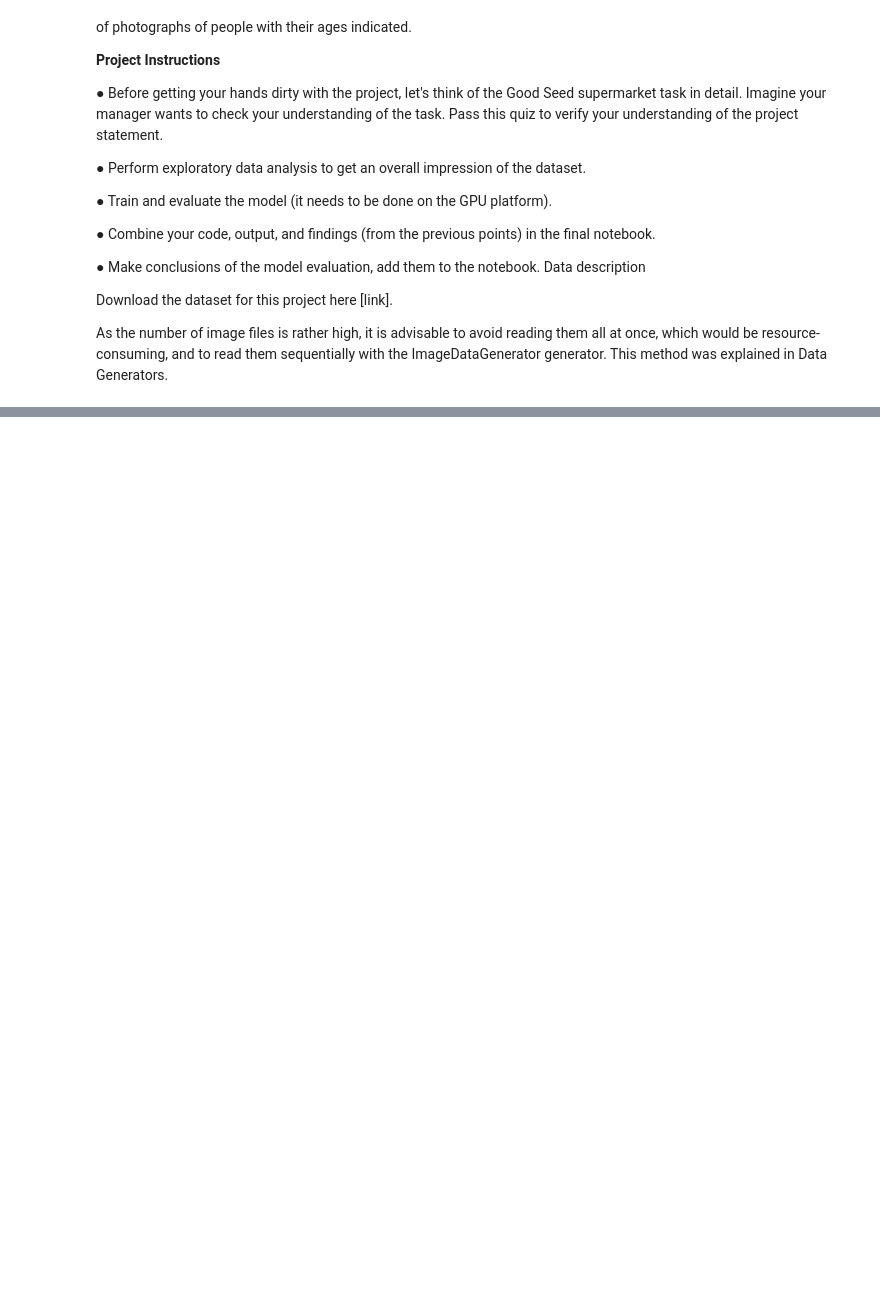
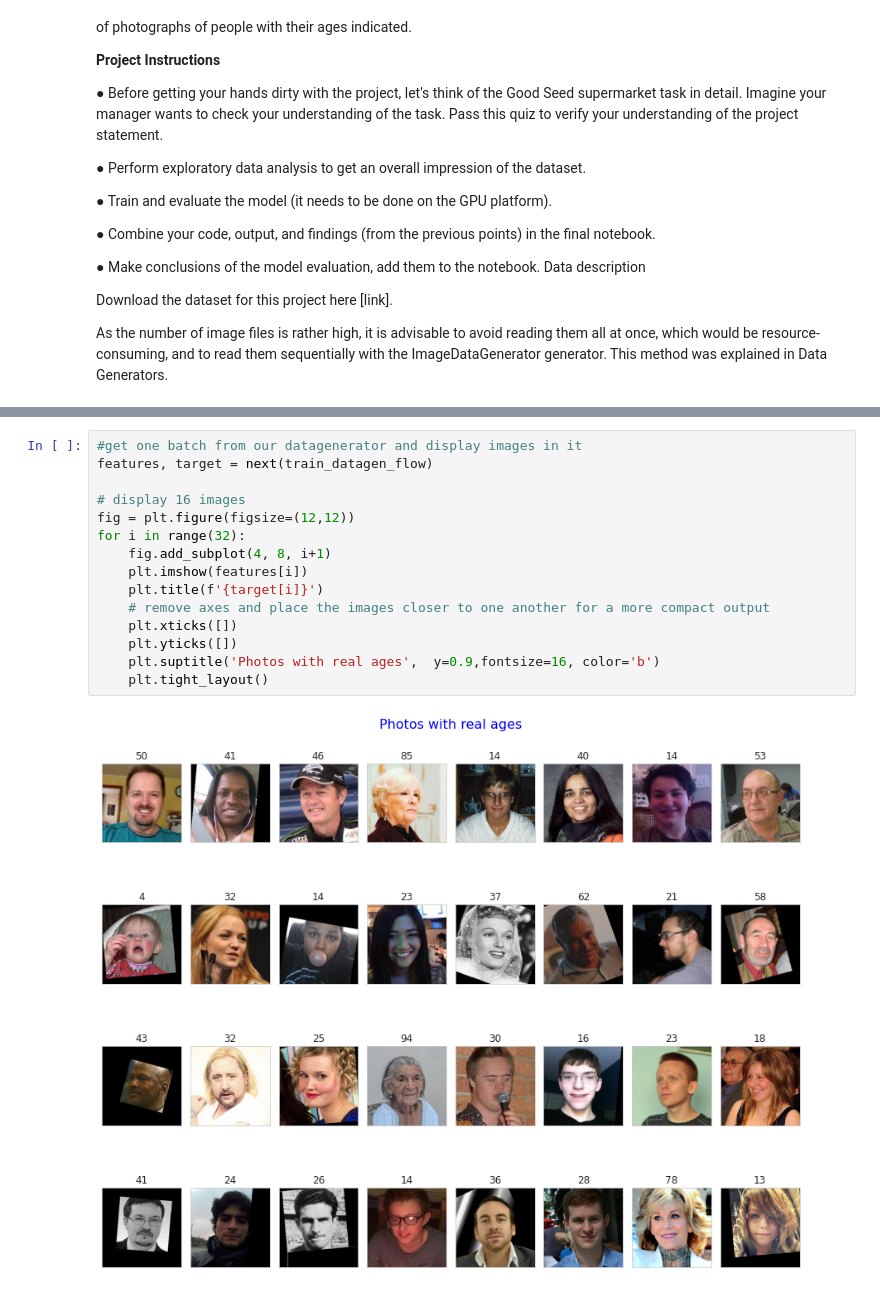
Before and after one commit to BernardKula/Introduction-To-Computer-Vision, a Jupyter notebook: Introduction_To_Computer_Vision_project_Bernard.ipynb, the cells around one changed output, grey strips where cells are left out. Drawn from its saved outputs; the diff is of its cells as text; blank space fills up the shorter version.

```diff
--- a/Introduction_To_Computer_Vision_project_Bernard.ipynb
+++ b/Introduction_To_Computer_Vision_project_Bernard.ipynb
@@ -43,0 +101,17 @@ plt.imshow(array);
+# %%
+#get one batch from our datagenerator and display images in it
+features, target = next(train_datagen_flow)
+
+# display 16 images
+fig = plt.figure(figsize=(12,12))
+for i in range(32):
+    fig.add_subplot(4, 8, i+1)
+    plt.imshow(features[i])
+    plt.title(f'{target[i]}')
+	# remove axes and place the images closer to one another for a more compact output
+    plt.xticks([])
+    plt.yticks([])
+    plt.suptitle('Photos with real ages',  y=0.9,fontsize=16, color='b')
+    plt.tight_layout()
+# %% [output]
+[figure, added]
```
Also changed, not shown: parts of 18 cells of this notebook.
